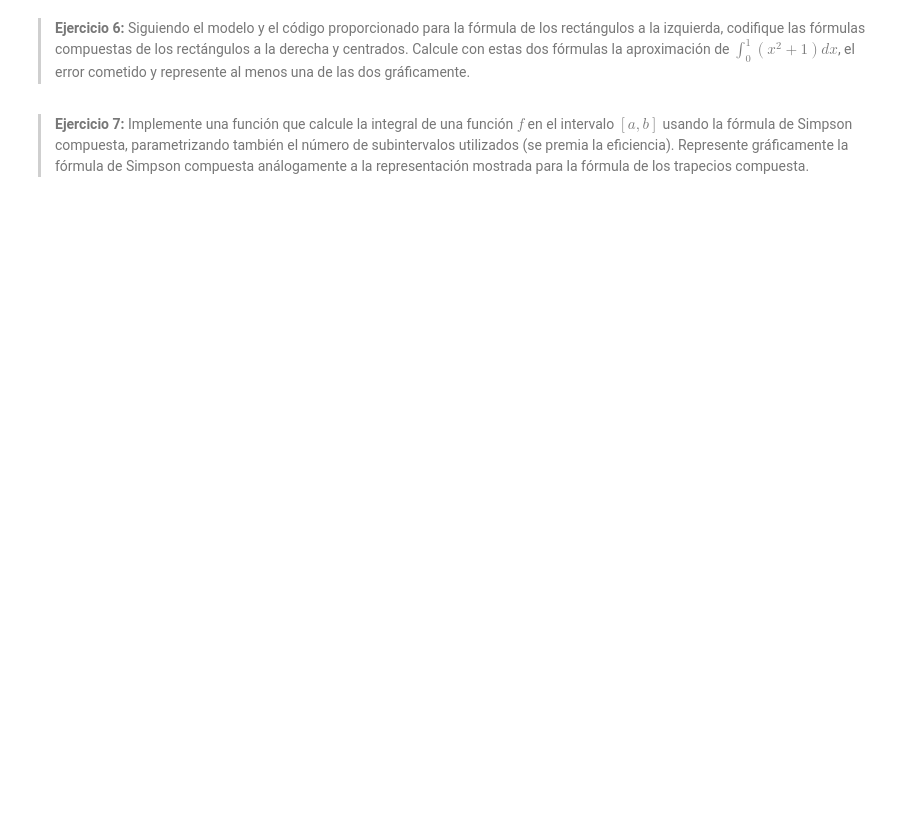
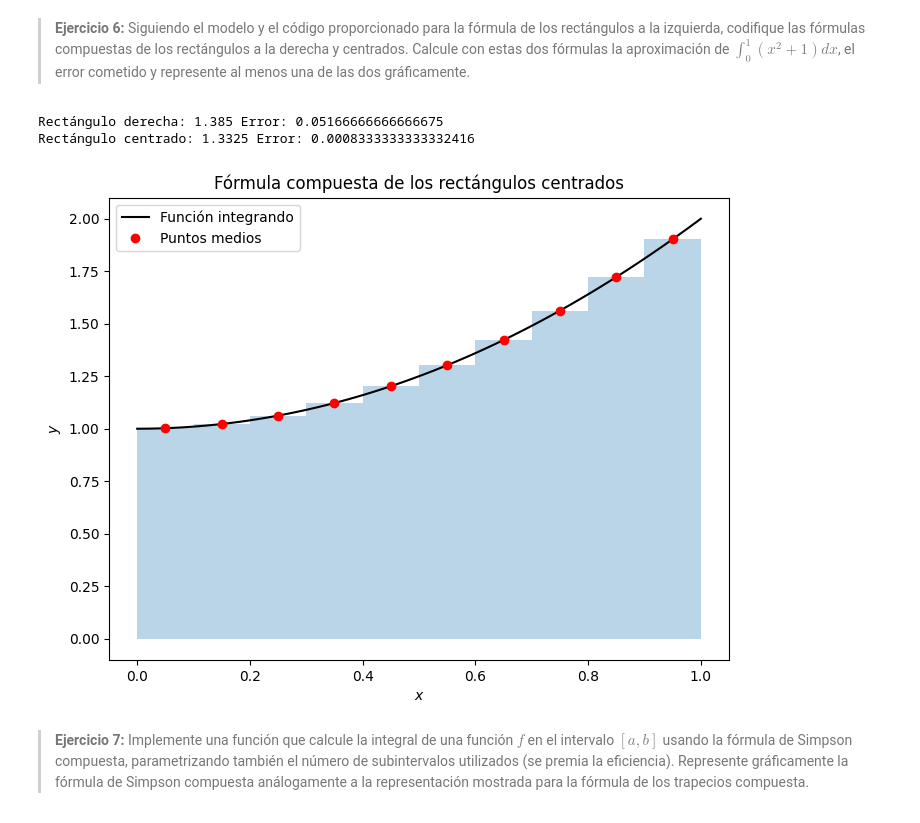
Before and after one commit to Pablolinari/UGR, a Jupyter notebook: 2/MN/p2/P2_solucion.ipynb, the cells around one changed output. Saved outputs shown, nothing was run; the diff lists cells and outputs as text; code cells hidden in the pictures; blank space fills up the shorter version.

```diff
--- a/2/MN/p2/P2_solucion.ipynb
+++ b/2/MN/p2/P2_solucion.ipynb
@@ -118,4 +191,71 @@ print(errores2)
 # %% [markdown]
 > **Ejercicio 6:** Siguiendo el modelo y el código proporcionado para la fórmula de los rectángulos a la izquierda, codifique las fórmulas compuestas de los rectángulos a la derecha y centrados. Calcule con estas dos fórmulas la aproximación de $\displaystyle\int_0^1 (x^2+1)dx$, el error cometido y represente al menos una de las dos gráficamente.
+# %%
+def formula_rectangulo_derecha(f, a, b, n):
+    """Fórmula compuesta de los rectángulos a la derecha"""
+    h = (b - a) / n
+    nodos = np.linspace(a, b, n+1)
+    return h * np.sum(f(nodos[1:]))
+
+def formula_rectangulo_centrado(f, a, b, n):
+    """Fórmula compuesta de los rectángulos centrados (punto medio)"""
+    h = (b - a) / n
+    nodos = np.linspace(a, b, n+1)
+    # Puntos medios de cada subintervalo
+    puntos_medios = (nodos[:-1] + nodos[1:]) / 2
+    return h * np.sum(f(puntos_medios))
+
+# Definimos la función y los parámetros
+def func(x):
+    return x**2 + 1
+
+a, b = 0, 1
+valor_exacto = sp.integrate(func(sp.Symbol('x')), (sp.Symbol('x'), a, b))
+
+n = 10  # Puedes aumentar n para mayor precisión
+
+# Aproximaciones
+aprox_derecha = formula_rectangulo_derecha(func, a, b, n)
+aprox_centrada = formula_rectangulo_centrado(func, a, b, n)
+
+# Errores
+error_derecha = abs(float(valor_exacto) - aprox_derecha)
+error_centrada = abs(float(valor_exacto) - aprox_centrada)
+
+print("Rectángulo derecha:", aprox_derecha, "Error:", error_derecha)
+print("Rectángulo centrado:", aprox_centrada, "Error:", error_centrada)
+import matplotlib.pyplot as plt
+import matplotlib.patches as patches
+
+num_values = 100
+x_values = np.linspace(a, b, num_values)
+y_values = func(x_values)
+nodos = np.linspace(a, b, n+1)
+puntos_medios = (nodos[:-1] + nodos[1:]) / 2
+y_medios = func(puntos_medios)
+
+fig, ax = plt.subplots(figsize=(8, 6))
+ax.plot(x_values, y_values, 'k', label='Función integrando')
+ax.plot(puntos_medios, y_medios, 'ro', label='Puntos medios')
+
+for i in range(n):
+    ax.add_patch(
+        patches.Rectangle(
+            (nodos[i], 0),
+            nodos[i+1] - nodos[i],
+            y_medios[i],
+            alpha=0.3
+        )
+    )
+
+ax.legend()
+ax.set_xlabel('$x$')
+ax.set_ylabel('$y$')
+ax.set_title('Fórmula compuesta de los rectángulos centrados')
+plt.show()
+# %% [output]
+Rectángulo derecha: 1.385 Error: 0.05166666666666675
+Rectángulo centrado: 1.3325 Error: 0.0008333333333332416
+[figure, added]
 # %% [markdown]
 > **Ejercicio 7:** Implemente una función que calcule la integral de una función $f$ en el intervalo $[a,b]$ usando la fórmula de Simpson compuesta, parametrizando también el número de subintervalos utilizados (se premia la eficiencia). Represente gráficamente la fórmula de Simpson compuesta análogamente a la representación mostrada para la fórmula de los trapecios compuesta.
```
Also changed, not shown: parts of 6 cells of this notebook.
